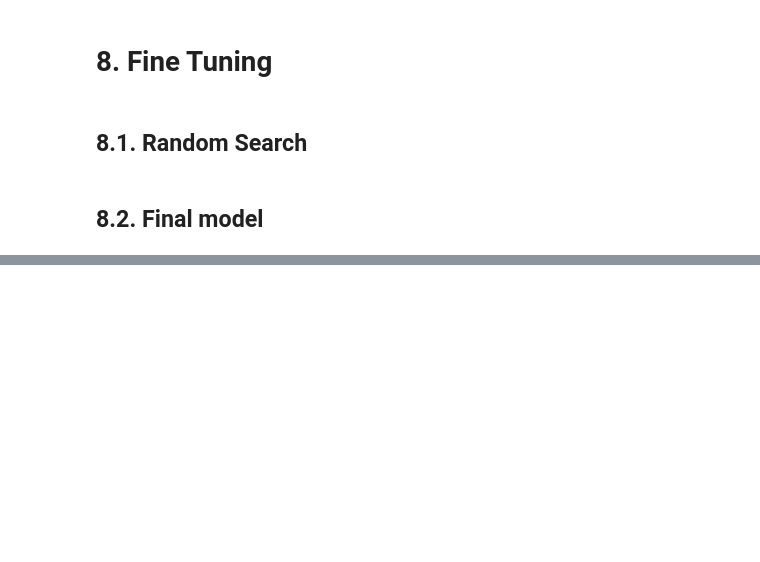
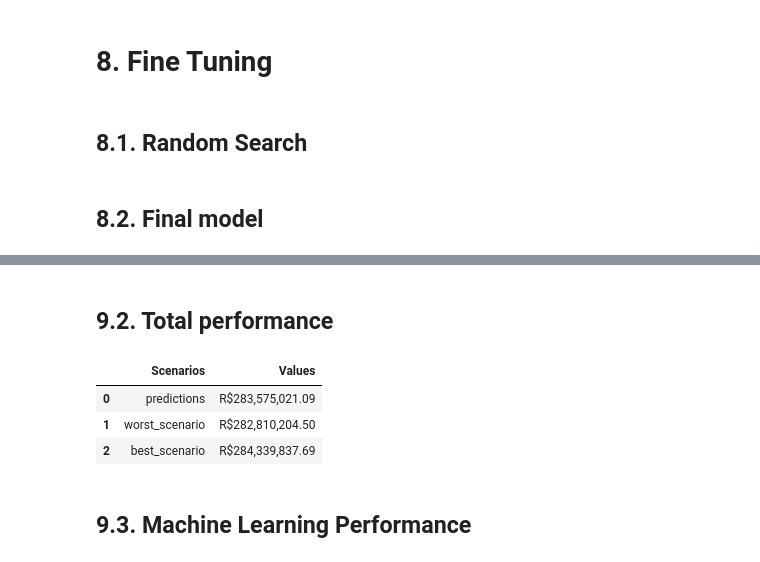
Before and after one commit to pedropscf/1-Rossman-Sales-Prediction, a Jupyter notebook: m05_vid01_store_sales_prediction.ipynb, the cells around one changed output, grey strips where cells are left out. Saved outputs shown, nothing was run; the diff lists cells and outputs as text; code cells hidden in the pictures; blank space fills up the shorter version.

```diff
--- a/m05_vid01_store_sales_prediction.ipynb
+++ b/m05_vid01_store_sales_prediction.ipynb
@@ -1274,0 +1289,15 @@ xgb_error_tuned
+# %% [markdown]
+## 9.2. Total performance
+# %%
+df9_3 = df9_2[['predictions','worst_scenario','best_scenario']].apply(lambda x: np.sum(x), axis=0).reset_index().rename(columns={'index':'Scenarios', 0:'Values'})
+
+df9_3['Values'] = df9_3['Values'].map('R${:,.2f}'.format)
+
+df9_3.head()
+# %% [output]
+|  | Scenarios | Values |
+| 0 | predictions | R$283,575,021.09 |
+| 1 | worst_scenario | R$282,810,204.50 |
+| 2 | best_scenario | R$284,339,837.69 |
+# %% [markdown]
+## 9.3. Machine Learning Performance
```
Also changed, not shown: parts of 34 cells of this notebook, 9 other files.
